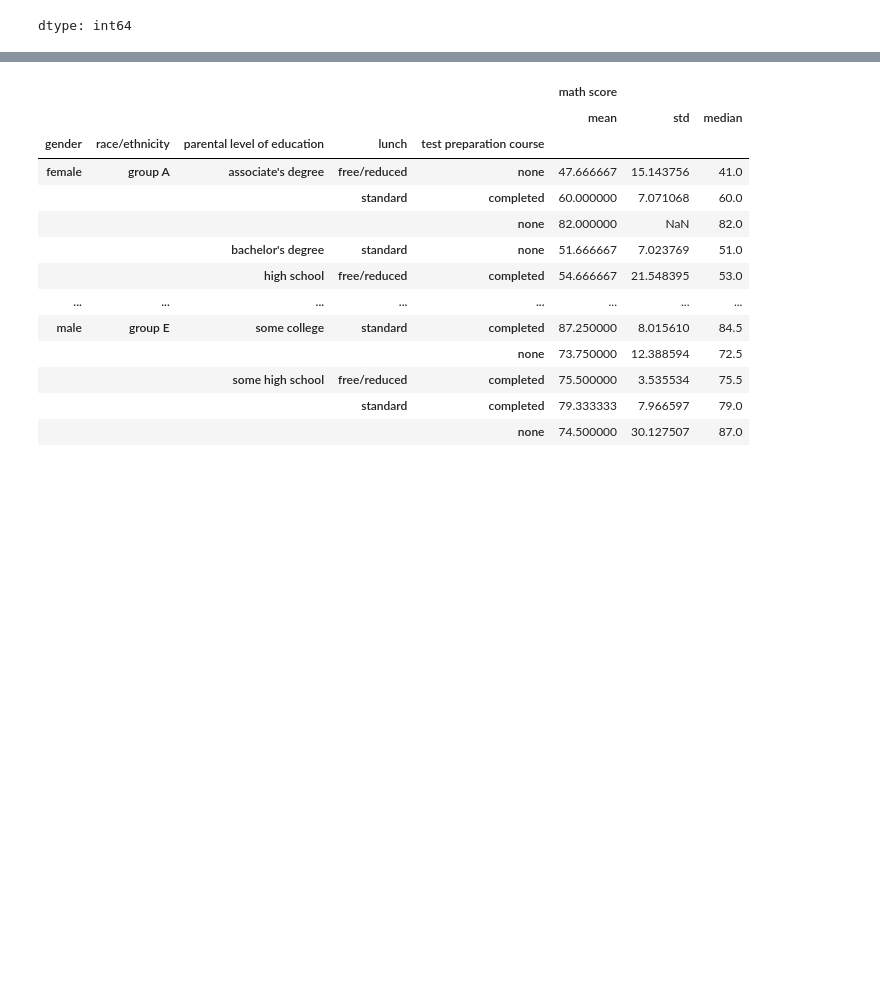
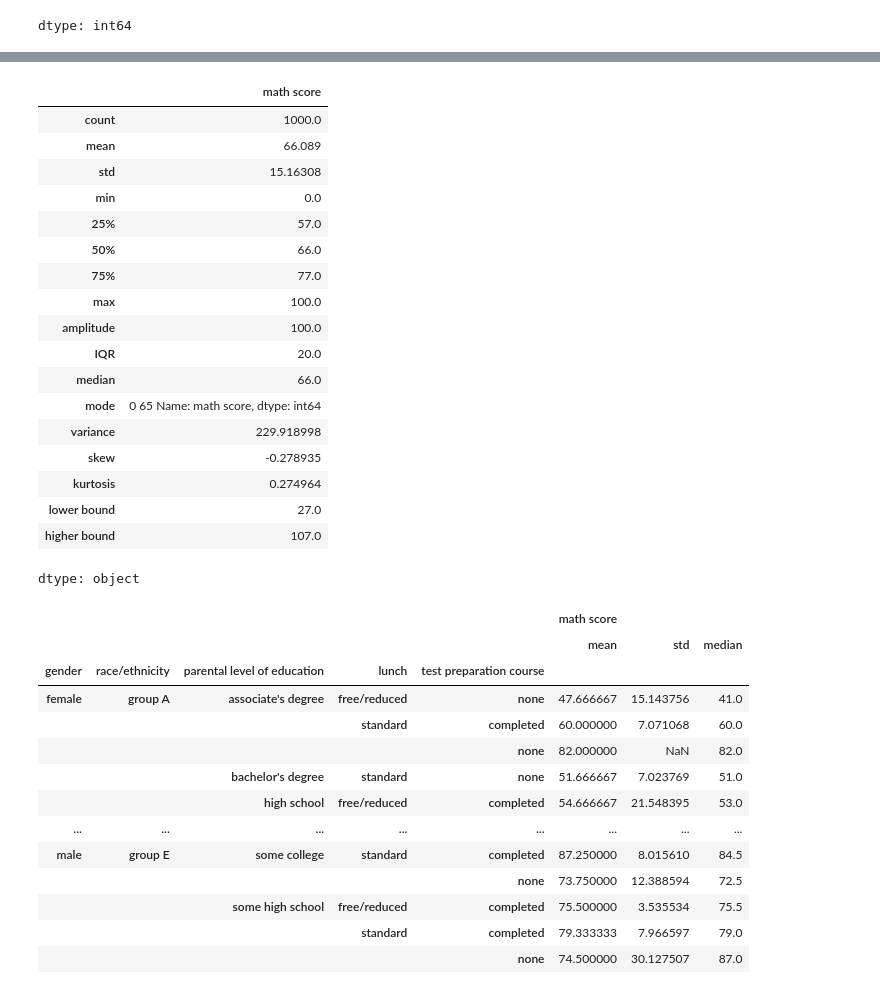
Before and after one commit to dsreliete/Womakerscode-DA-desafio_squad, a Jupyter notebook: Desafio2.ipynb, the cells around one changed output, grey strips where cells are left out. Saved outputs shown, nothing was run; the diff lists cells and outputs as text; code cells hidden in the pictures; blank space fills up the shorter version.

```diff
--- a/Desafio2.ipynb
+++ b/Desafio2.ipynb
@@ -113,0 +113,5 @@ dtype: int64
+# %%
+# 5. Analise as notas de matemática dos alunos de forma mais completa possível.
+
+df_desc = df_students['math score'].describe()
+df_desc
@@ -114 +129,33 @@ dtype: int64
+# %%
+df_desc.loc["amplitude"] = df_desc.loc['max'] - df_desc.loc['min']
+df_desc.loc["median"] = df_students['math score'].median()
+df_desc.loc["mode"] = df_students['math score'].mode()
+df_desc.loc["variance"] = df_students['math score'].var()
+df_desc.loc["std"] = df_students['math score'].std()
+df_desc.loc["IQR"] = df_desc.loc['75%'] - df_desc.loc['25%']
+df_desc.loc["lower bound"] = df_desc.loc['25%'] - 1.5 * df_desc.loc["IQR"]
+df_desc.loc["higher bound"] = df_desc.loc['75%'] + 1.5 * df_desc.loc["IQR"]
+df_desc.loc["skew"] = df_students['math score'].skew()
+df_desc.loc["kurtosis"] = df_students['math score'].kurtosis()
+df_desc
+# %% [output]
+|  | math score |
+| count | 1000.0 |
+| mean | 66.089 |
+| std | 15.16308 |
+| min | 0.0 |
+| 25% | 57.0 |
+| 50% | 66.0 |
+| 75% | 77.0 |
+| max | 100.0 |
+| amplitude | 100.0 |
+| IQR | 20.0 |
+| median | 66.0 |
+| mode | 0 65 Name: math score, dtype: int64 |
+| variance | 229.918998 |
+| skew | -0.278935 |
+| kurtosis | 0.274964 |
+| lower bound | 27.0 |
+| higher bound | 107.0 |
+dtype: object
 # %%
```
Also changed, not shown: parts of 3 cells of this notebook.
